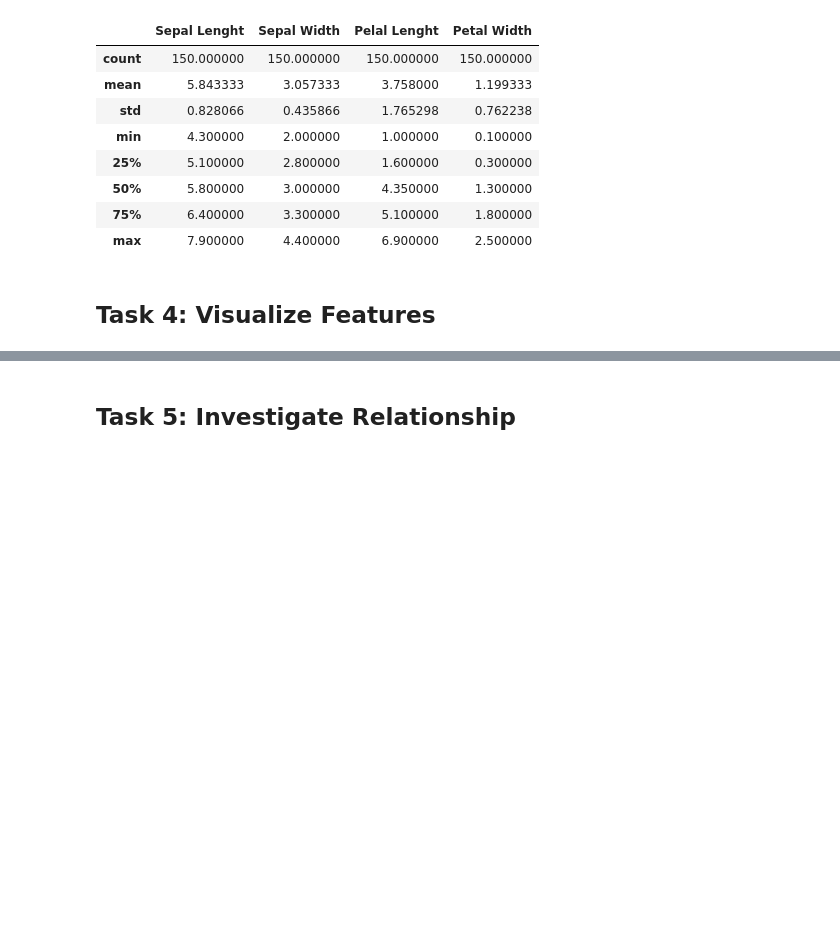
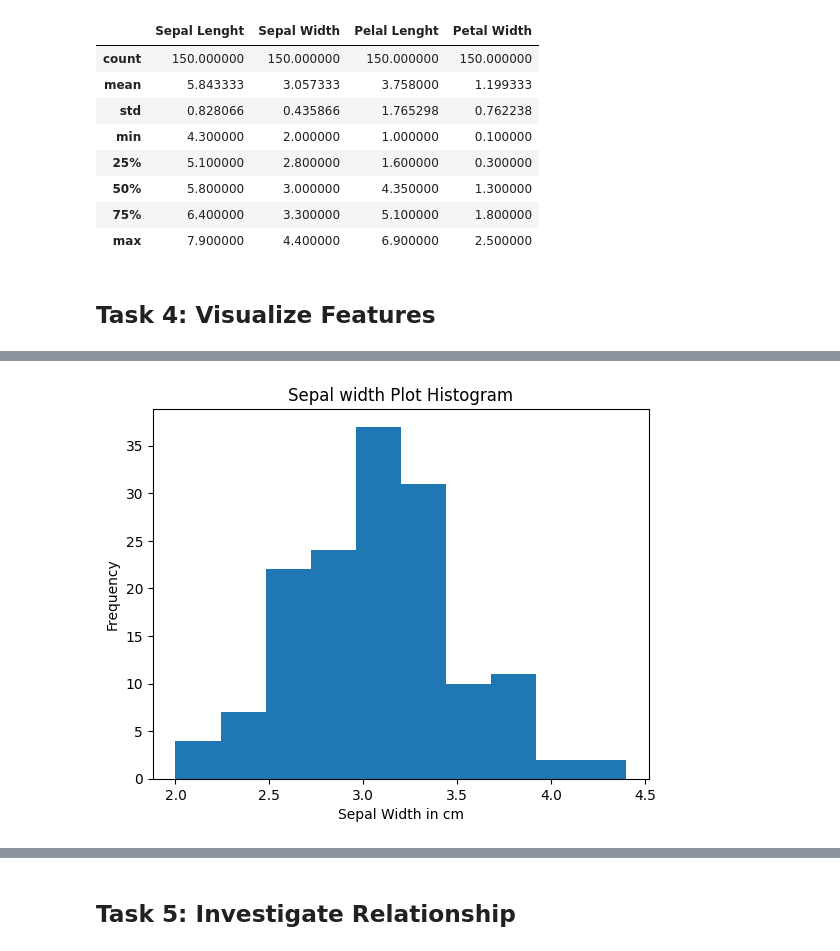
Before and after one commit to filipavinagre/principles_of_data_analytics, a Jupyter notebook: tasks.ipynb, the cells around one changed output, grey strips where cells are left out. Saved outputs shown, nothing was run; the diff lists cells and outputs as text; code cells hidden in the pictures; blank space fills up the shorter version.

```diff
--- a/tasks.ipynb
+++ b/tasks.ipynb
@@ -174,0 +214,9 @@ Add appropriate titles and axis labels.
+# %%
+# sepal width
+
+# Selecting sepal width from Iris Data using NumPy slicing.
+
+sepal_width = iris.data[:,1]
+
+# Show
+sepal_width
@@ -174,0 +236,13 @@ Add appropriate titles and axis labels.
+# %%
+# Plot Histogram
+plt.hist(sepal_width)
+
+plt.xlabel("Sepal Width in cm")
+
+plt.ylabel("Frequency")
+
+plt.title("Sepal width Plot Histogram")
+
+# show
+plt
+# %% [output]
@@ -174,0 +250 @@ Add appropriate titles and axis labels.
+[figure, added]
```
Also changed, not shown: parts of 21 cells of this notebook.
